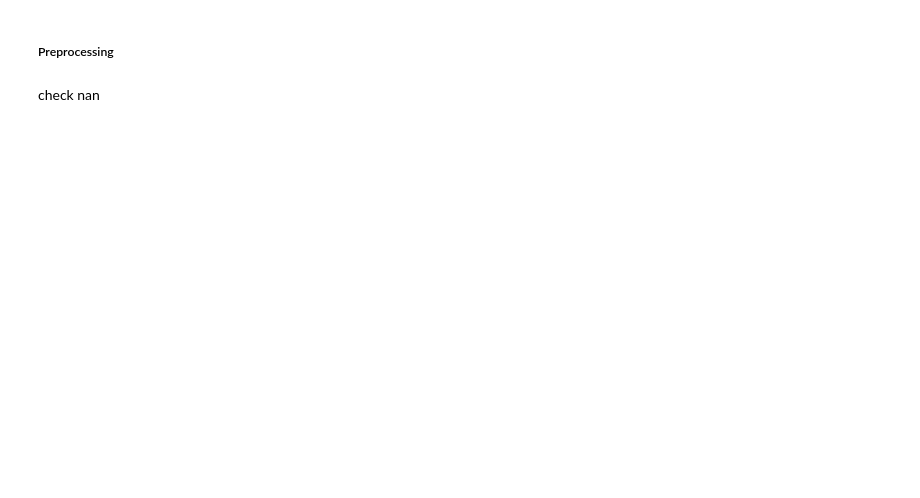
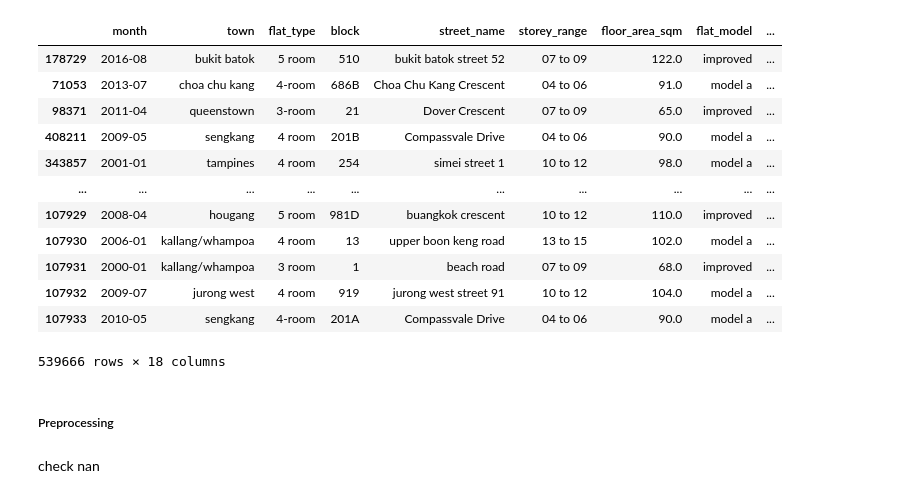
Before and after one commit to azmimr/ark_2021, a Jupyter notebook: notebooks/model.ipynb, the cells around one changed output. Drawn from its saved outputs; the diff is of its cells as text; code cells hidden in the pictures; blank space fills up the shorter version.

```diff
--- a/notebooks/model.ipynb
+++ b/notebooks/model.ipynb
@@ -14,3 +18,3 @@ from sklearn.model_selection import GridSearchCV
 # %%
-train_df = pd.read_csv("./train.csv")
-test_df = pd.read_csv("./test.csv")
+train_val_df = pd.read_csv("../data/train.csv")
+test_df = pd.read_csv("../data/test.csv")
@@ -34,0 +21,13 @@ test_df.head()
+# %%
+train_val_df = train_val_df.sample(frac=1)
+
+train_prop = 0.7
+num_train_val = train_val_df.shape[0]
+num_train = int(train_prop*num_train_val)
+
+train_df = train_val_df.iloc[:num_train]
+val_df = train_val_df.iloc[num_train:]
+# %%
+train_df["dataset"] = "train"
+val_df["dataset"] = "val"
+test_df["dataset"] = "test"
@@ -35,3 +44,20 @@ test_df.head()
+# %%
+combined_df = pd.concat([train_df, val_df, test_df])
+combined_df
+# %% [output]
+|  | month | town | flat_type | block | street_name | storey_range | floor_area_sqm | flat_model | ... |
+| 178729 | 2016-08 | bukit batok | 5 room | 510 | bukit batok street 52 | 07 to 09 | 122.0 | improved | ... |
+| 71053 | 2013-07 | choa chu kang | 4-room | 686B | Choa Chu Kang Crescent | 04 to 06 | 91.0 | model a | ... |
+| 98371 | 2011-04 | queenstown | 3-room | 21 | Dover Crescent | 07 to 09 | 65.0 | improved | ... |
+| 408211 | 2009-05 | sengkang | 4 room | 201B | Compassvale Drive | 04 to 06 | 90.0 | model a | ... |
+| 343857 | 2001-01 | tampines | 4 room | 254 | simei street 1 | 10 to 12 | 98.0 | model a | ... |
+| ... | ... | ... | ... | ... | ... | ... | ... | ... | ... |
+| 107929 | 2008-04 | hougang | 5 room | 981D | buangkok crescent | 10 to 12 | 110.0 | improved | ... |
+| 107930 | 2006-01 | kallang/whampoa | 4 room | 13 | upper boon keng road | 13 to 15 | 102.0 | model a | ... |
+| 107931 | 2000-01 | kallang/whampoa | 3 room | 1 | beach road | 07 to 09 | 68.0 | improved | ... |
+| 107932 | 2009-07 | jurong west | 4 room | 919 | jurong west street 91 | 10 to 12 | 104.0 | model a | ... |
+| 107933 | 2010-05 | sengkang | 4-room | 201A | Compassvale Drive | 04 to 06 | 90.0 | model a | ... |
+539666 rows × 18 columns
 # %% [markdown]
 ##### Preprocessing
 # %% [markdown]
```
Also changed, not shown: parts of 37 cells of this notebook.
